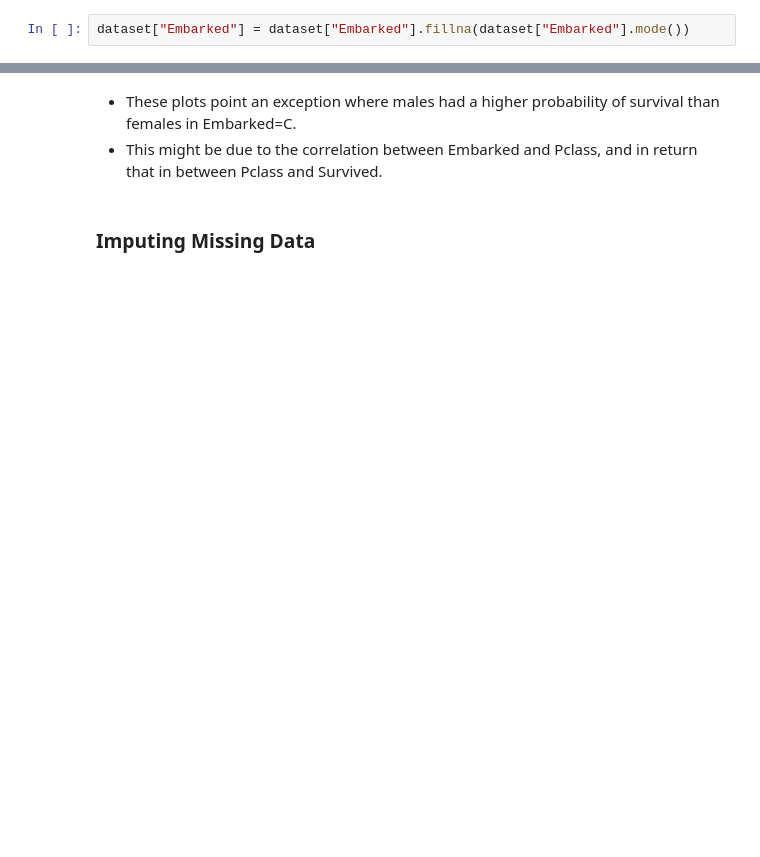
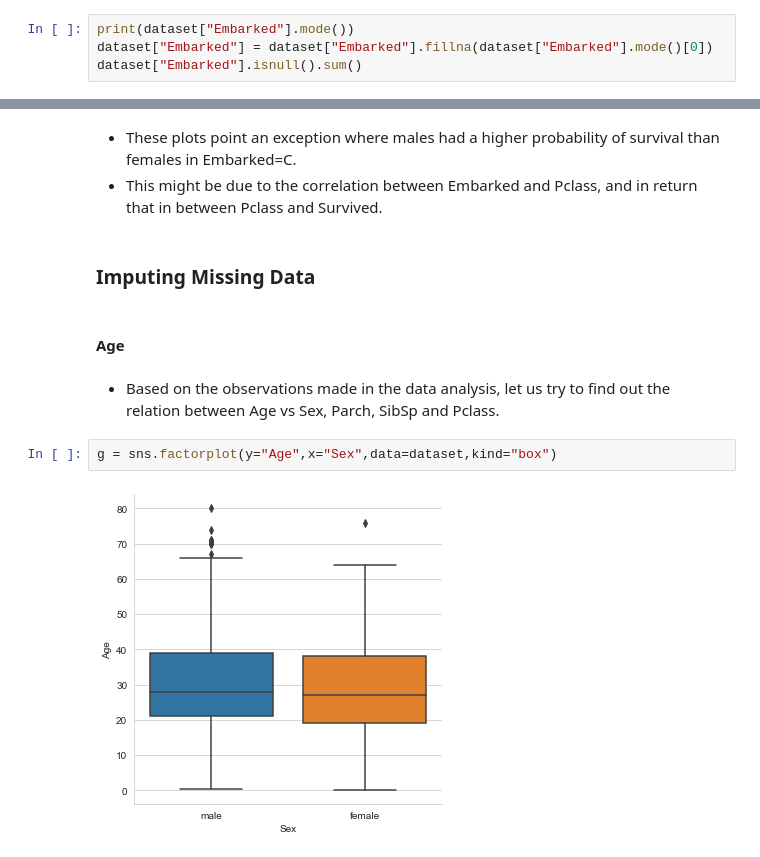
Before and after one commit to vagdevik/Titanic, a Jupyter notebook: Titanic/Titanic.ipynb, the cells around one changed output, grey strips where cells are left out. Cells and saved outputs as stored; diff of their text form; blank space fills up the shorter version.

```diff
--- a/Titanic/Titanic.ipynb
+++ b/Titanic/Titanic.ipynb
@@ -311,4 +356,6 @@ dataset["Embarked"].value_counts().plot(kind='bar', color='g')
 <matplotlib.axes._subplots.AxesSubplot at 0x...>
 [figure]
 # %%
-dataset["Embarked"] = dataset["Embarked"].fillna(dataset["Embarked"].mode())
+print(dataset["Embarked"].mode())
+dataset["Embarked"] = dataset["Embarked"].fillna(dataset["Embarked"].mode()[0])
+dataset["Embarked"].isnull().sum()
@@ -346,3 +398,11 @@ grid.add_legend()
 * This might be due to the correlation between Embarked and Pclass, and in return that in between Pclass and Survived.
 # %% [markdown]
 ### Imputing Missing Data
+# %% [markdown]
+#### Age
+# %% [markdown]
+* Based on the observations made in the data analysis, let us try to find out the relation between Age vs Sex, Parch, SibSp and Pclass.
+# %%
+g = sns.factorplot(y="Age",x="Sex",data=dataset,kind="box")
+# %% [output]
+[figure, added]
```
Also changed, not shown: parts of 76 cells of this notebook.
